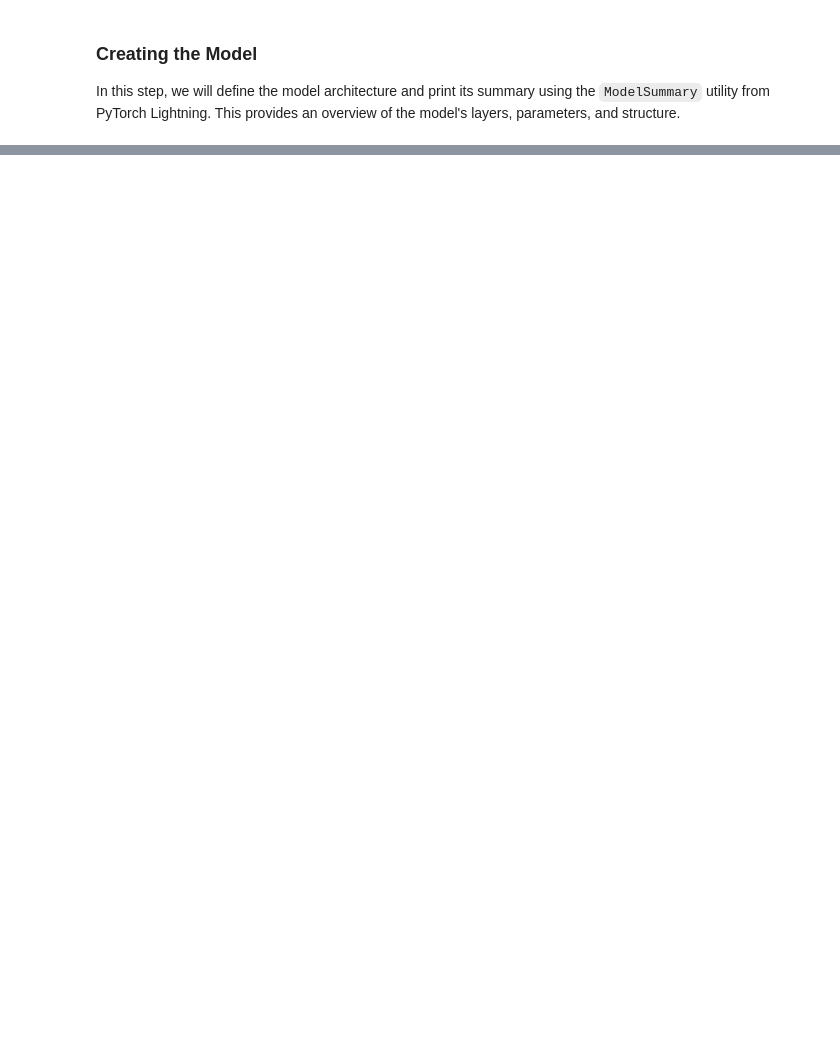
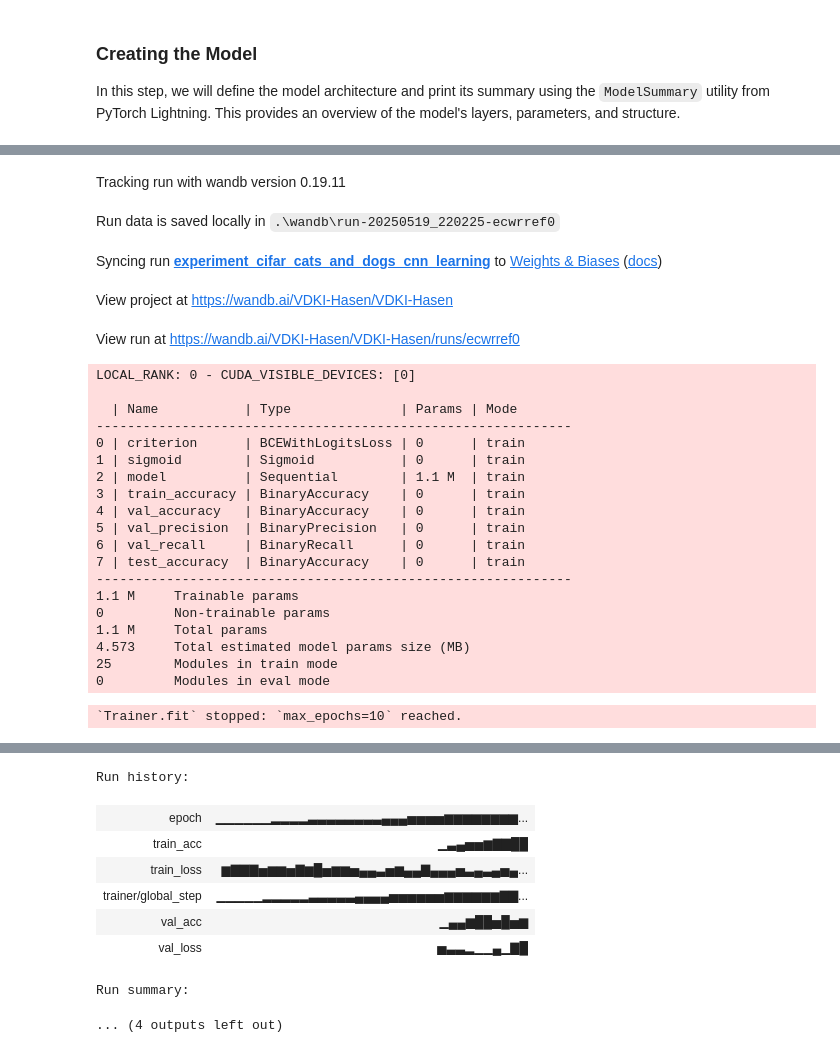
Before and after one commit to lukpausr/HKA_VDKI, a Jupyter notebook: main_cnn.ipynb, the cells around one changed output, grey strips where cells are left out. Drawn from its saved outputs; the diff is of its cells as text; code cells hidden in the pictures; blank space fills up the shorter version.

Commit message:
CNN Model for cats and dogs

```diff
--- a/main_cnn.ipynb
+++ b/main_cnn.ipynb
@@ -65,12 +67,22 @@ In this step, we will define the necessary data transformations and initialize t
 # %%
 # TODO: Define transformations here
 
-# Example for transformation
-from torchvision import transforms
 transform = transforms.Compose([
-    transforms.Resize((300, 300)),  # Resize images to match EfficientNet input size
+    transforms.Resize((32, 32)),  # Resize images to match CIFAR10 input size
     transforms.ToTensor(),
     transforms.Normalize(mean=[0.485, 0.456, 0.406], std=[0.229, 0.224, 0.225])  # Standard ImageNet normalization
 ])
 
-dl = Animal_DataModule(config['path_to_data'])
+dm = BinaryCIFARDataModule(transform=transform, batch_size=config['batch_size'], num_workers=2, persistent_workers=True)
+dm.setup()
+train_loader = dm.train_dataloader()
+val_loader = dm.val_dataloader()
+test_loader = dm.test_dataloader()
+
+print('Train dataset size:', len(dm.train_dataset))
+print('Validation dataset size:', len(dm.val_dataset))
+print('Test dataset size:', len(dm.test_dataset))
+
+# sample_img, sample_label = dm.train_dataset[0]
+# print("Sample image shape:", sample_img.shape)
+# print("Sample label:", sample_label)
@@ -101,17 +117,14 @@ print(ModelSummary(model, max_depth=-1))
 0         Modules in eval mode
 # %%
 # Initialize the Wandb logger
-wandb_config = {
-    'project_name': config['wandb_project_name'],
-    'experiment_name': config['wandb_experiment_name'],
-    'batch_size': config['batch_size'],
-    'max_epochs': config['max_epochs'],
-    'learning_rate': config['learning_rate'],
-}
-
+wandb.login()
 wandb_logger = WandbLogger(
     project=config['wandb_project_name'],
     name=config['wandb_experiment_name'],
-    config=config
-    # save_dir=os.path.join(config['path_to_data'], 'logs')
+    config={
+        'dataset': 'CIFAR-binary',
+        'batch_size': config['batch_size'],
+        'max_epochs': config['max_epochs'],
+        'learning_rate': config['learning_rate']
+    }
 )
@@ -131,3 +146,14 @@ trainer.fit(model=model, datamodule=dm)
 
 # Finish wandb
 wandb.finish()
+
+# Create a filename with date identifier
+date_str = datetime.now().strftime("%Y%m%d_%H%M%S")
+model_filename = f"catsdogs_model_{date_str}.ckpt"
+
+# Save the model's state_dict to the path specified in config
+save_path = os.path.join(os.path.dirname(config['path_to_models']), model_filename)
+trainer.save_checkpoint(save_path)
+print(f"Model checkpoint saved as {save_path}")
+config['path_to_model'] = save_path
+# %% [output]
@@ -133,0 +164,25 @@ wandb.finish()
+Tracking run with wandb version 0.19.11
+Run data is saved locally in .\wandb\run-20250519_220225-ecwrref0
+Syncing run experiment_cifar_cats_and_dogs_cnn_learning to Weights & Biases (docs)
+View project at https://wandb.ai/VDKI-Hasen/VDKI-Hasen
+View run at https://wandb.ai/VDKI-Hasen/VDKI-Hasen/runs/ecwrref0
+LOCAL_RANK: 0 - CUDA_VISIBLE_DEVICES: [0]
+
+  | Name           | Type              | Params | Mode
+-------------------------------------------------------------
+0 | criterion      | BCEWithLogitsLoss | 0      | train
+1 | sigmoid        | Sigmoid           | 0      | train
+2 | model          | Sequential        | 1.1 M  | train
+3 | train_accuracy | BinaryAccuracy    | 0      | train
+4 | val_accuracy   | BinaryAccuracy    | 0      | train
+5 | val_precision  | BinaryPrecision   | 0      | train
+6 | val_recall     | BinaryRecall      | 0      | train
+7 | test_accuracy  | BinaryAccuracy    | 0      | train
+-------------------------------------------------------------
+1.1 M     Trainable params
+0         Non-trainable params
+1.1 M     Total params
+4.573     Total estimated model params size (MB)
+25        Modules in train mode
+0         Modules in eval mode
+`Trainer.fit` stopped: `max_epochs=10` reached.
@@ -133,0 +190,9 @@ wandb.finish()
+Run history:
+| epoch | ▁▁▁▁▁▁▂▂▂▂▃▃▃▃▃▃▃▃▄▄▄▅▅▅▅▆▆▆▆▆▆▆▆... |
+| train_acc | ▁▃▄▅▅▆▇▇██ |
+| train_loss | ▆▇▇▇▅▆▆▅▇▆█▅▆▆▅▄▄▃▅▆▄▄▇▄▄▄▅▃▄▃▄▅▄... |
+| trainer/global_step | ▁▁▁▁▁▂▂▂▂▂▃▃▃▃▃▄▄▄▄▅▅▅▅▅▅▆▆▆▆▆▆▇▇... |
+| val_acc | ▁▄▄▆██▅█▅▆ |
+| val_loss | ▅▃▃▂▁▁▄▁▇█ |
+Run summary:
+... (4 outputs left out)
```
Also changed, not shown: parts of 9 cells of this notebook, 3 other files.
